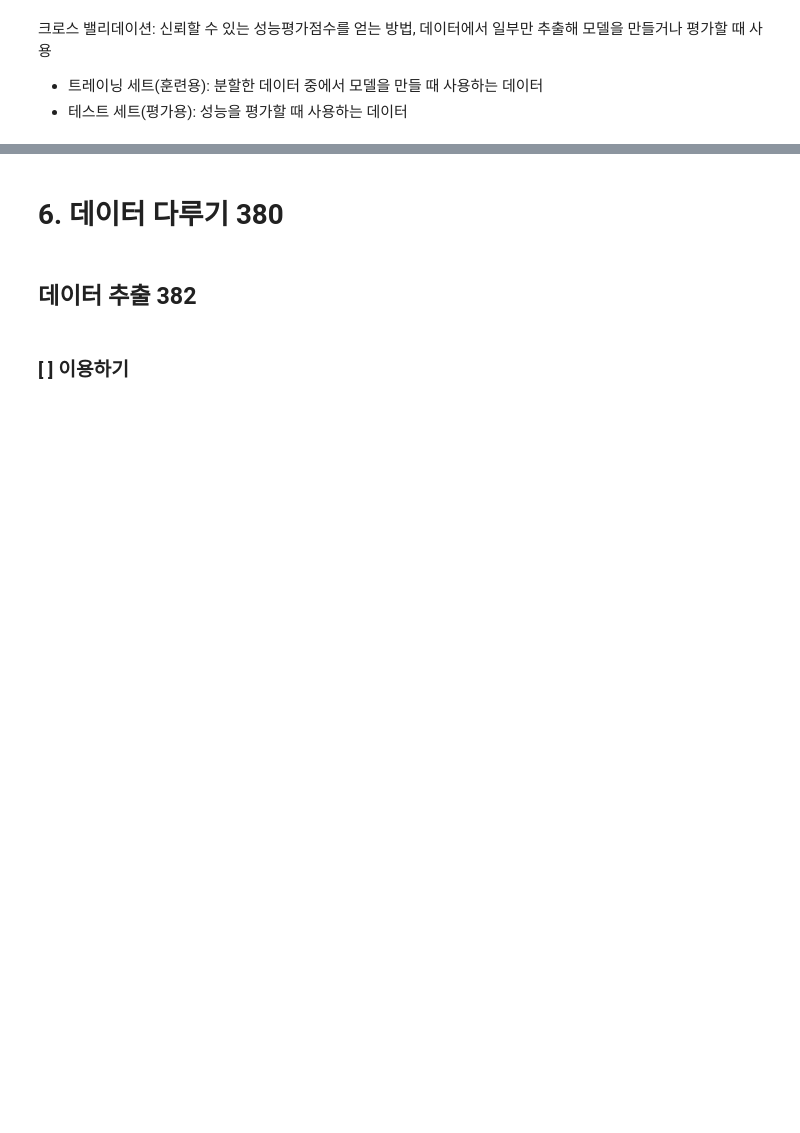
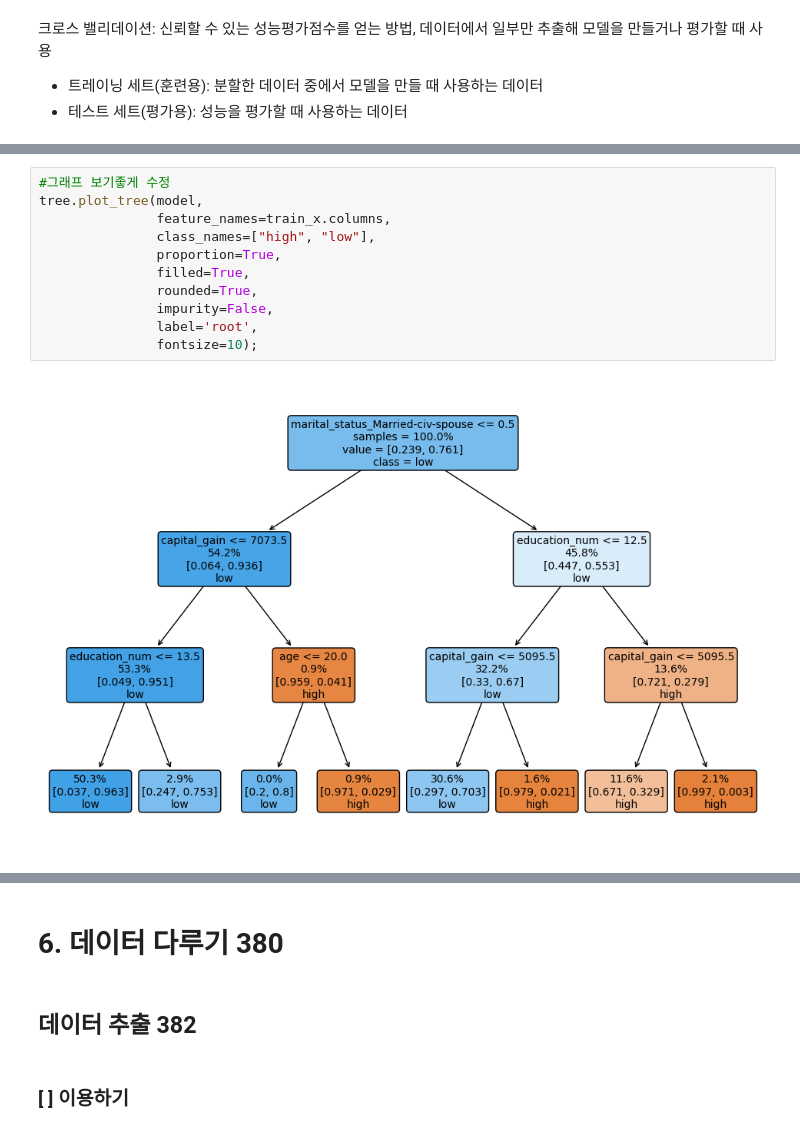
Before and after one commit to seon0415/weit, a Jupyter notebook: 위아이티0213.ipynb, the cells around one changed output, grey strips where cells are left out. Saved outputs shown, nothing was run; the diff lists cells and outputs as text; blank space fills up the shorter version.

```diff
--- a/위아이티0213.ipynb
+++ b/위아이티0213.ipynb
@@ -1610,0 +1685,13 @@ KeyError: ignored
+# %%
+#그래프 보기좋게 수정
+tree.plot_tree(model,
+               feature_names=train_x.columns,
+               class_names=["high", "low"],
+               proportion=True,
+               filled=True,
+               rounded=True,
+               impurity=False,
+               label='root',
+               fontsize=10);
+# %% [output]
+[figure, added]
```
Also changed, not shown: parts of 32 cells of this notebook.
